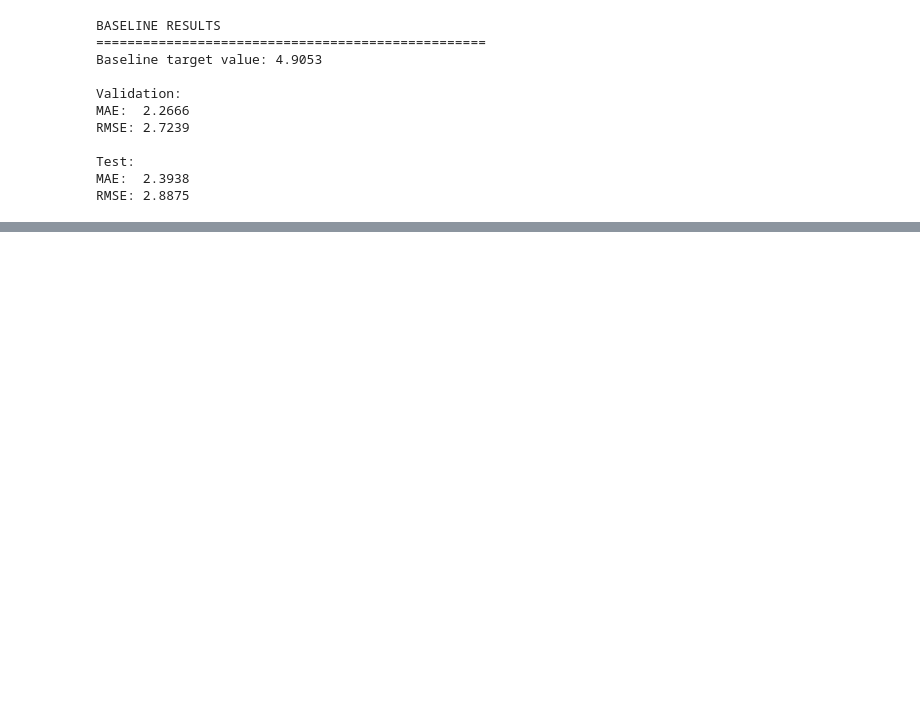
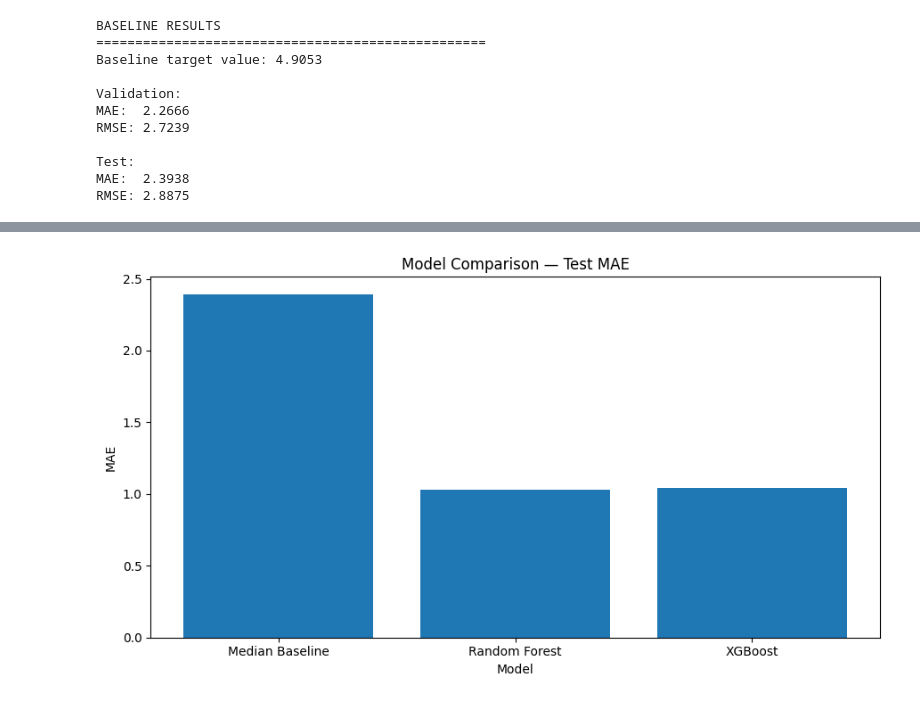
Before and after one commit to ReposofPriyanka/flyrank-ai-internship-ml-track, a Jupyter notebook: work/notebooks/capstone.ipynb, the cells around one changed output, grey strips where cells are left out. Cells and saved outputs as stored; diff of their text form; code cells hidden in the pictures; blank space fills up the shorter version.

```diff
--- a/work/notebooks/capstone.ipynb
+++ b/work/notebooks/capstone.ipynb
@@ -1163,0 +1445,95 @@ RMSE improvement: 52.06%
+# %%
+# ML Capstone — Section 4: Results vs Baseline
+# Compare all models on the same untouched test split.
+
+import pandas as pd
+import matplotlib.pyplot as plt
+
+# ---------------------------------------
+# 1. Build comparison table
+# ---------------------------------------
+
+results_df = pd.DataFrame({
+    "Model": [
+        "Median Baseline",
+        "Random Forest",
+        "XGBoost"
+    ],
+    "Test MAE": [
+        2.3938,
+        1.0310,
+        1.0434
+    ],
+    "Test RMSE": [
+        2.8875,
+        1.3700,
+        1.3843
+    ]
+})
+
+# Calculate improvement versus baseline
+baseline_mae = results_df.loc[
+    results_df["Model"] == "Median Baseline",
+    "Test MAE"
+].iloc[0]
+
+baseline_rmse = results_df.loc[
+    results_df["Model"] == "Median Baseline",
+    "Test RMSE"
+].iloc[0]
+
+results_df["MAE Improvement (%)"] = (
+    (baseline_mae - results_df["Test MAE"])
+    / baseline_mae
+    * 100
+)
+
+results_df["RMSE Improvement (%)"] = (
+    (baseline_rmse - results_df["Test RMSE"])
+    / baseline_rmse
+    * 100
+)
+
+print("MODEL PERFORMANCE — HELD-OUT TEST SET")
+print("=" * 70)
+
+display(results_df.round(4))
+
+
+# ---------------------------------------
+# 2. Plot MAE comparison
+# ---------------------------------------
+
+plt.figure(figsize=(9, 5))
+
+plt.bar(
+    results_df["Model"],
+    results_df["Test MAE"]
+)
+
+plt.ylabel("MAE")
+plt.xlabel("Model")
+plt.title("Model Comparison — Test MAE")
+
+plt.tight_layout()
+plt.show()
+
+
+# ---------------------------------------
+# 3. Plot RMSE comparison
+# ---------------------------------------
+
+plt.figure(figsize=(9, 5))
+
+plt.bar(
+    results_df["Model"],
+    results_df["Test RMSE"]
+)
+
+plt.ylabel("RMSE")
+plt.xlabel("Model")
+plt.title("Model Comparison — Test RMSE")
+
+plt.tight_layout()
+plt.show()
+# %% [output]
@@ -1163,0 +1546 @@ RMSE improvement: 52.06%
+[figure, added]
```
Also changed, not shown: parts of 24 cells of this notebook.
